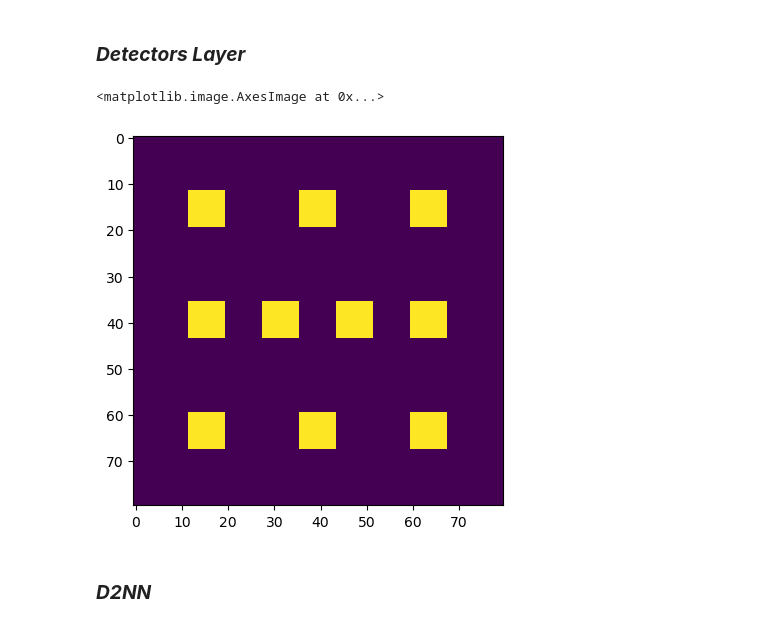
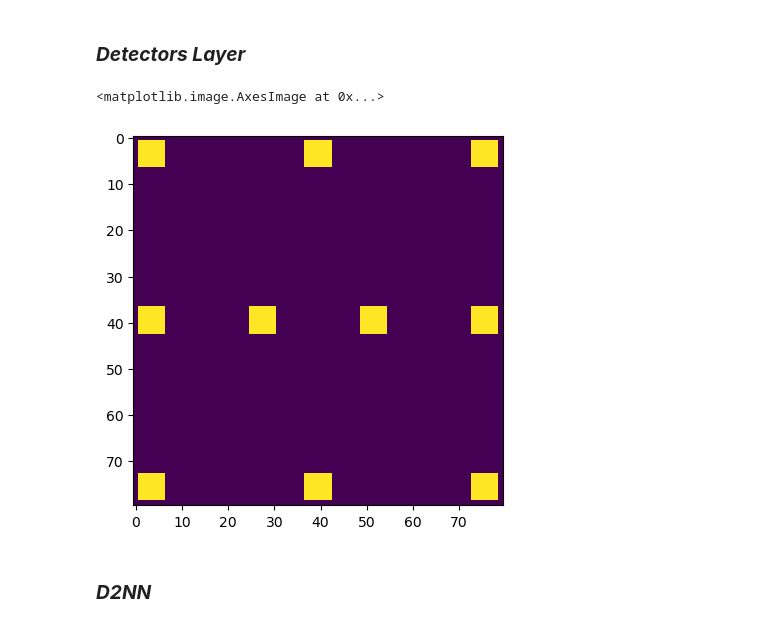
Before and after one commit to Loli-Eternally/D2NN-with-Pytorch, a Jupyter notebook: D2NN.ipynb, the cells around one changed output. Saved outputs shown, nothing was run; the diff lists cells and outputs as text; code cells hidden in the pictures.

```diff
--- a/D2NN.ipynb
+++ b/D2NN.ipynb
@@ -159,7 +159,7 @@ def generate_det_row(det_size, start_pos_x, start_pos_y, det_step, N_det):
 
 # 生成三行探测器。利用generate_det_row函数生成三行等间距矩形探测器。
 def set_det_pos(det_size = 20, start_pos_x = 46, start_pos_y = 46,
-                N_det_sets = [3, 4, 3], det_steps_x = [2, 1, 2], det_steps_y = 2):
+                N_det_sets = [3, 4, 3], det_steps_x = [5, 3, 5], det_steps_y = 5):
     p = []
     for i in range(len(N_det_sets)):
         p.append(generate_det_row(det_size, start_pos_x, start_pos_y+i*(det_steps_y+1)
@@ -180,36 +180,36 @@ def detector_region(Int):
     for det_x0, det_x1, det_y0, det_y1 in detector_pos: # 计算各个探测器区间内的光强占比
         detectors_list.append((Int[:, det_x0 : det_x1, det_y0 : det_y1].sum(dim=(1, 2))/full_Int).unsqueeze(-1))
     return torch.cat(detectors_list, dim = 1)
 
 # 指定生成的十个探测器的位置。
 # detector_pos = [
 #     (46, 66, 46, 66),
 #     (46, 66, 106, 126),
 #     (46, 66, 166, 186),
 #     (106, 126, 46, 66),
 #     (106, 126, 86, 106),
 #     (106, 126, 126, 146),
 #     (106, 126, 166, 186),
 #     (166, 186, 46, 66),
 #     (166, 186, 106, 126),
 #     (166, 186, 166, 186)
 
 # 定义探测器模型基本参数
-det_size = 8
-det_pad = (N_pixels - 7*det_size)//2
+det_size = 6
+det_pad = (N_pixels - 13*det_size)//2
 detector_pos = set_det_pos(det_size, det_pad, det_pad)
 
 # 定义探测器层的图片张量
 labels_image_tensors=torch.zeros((10,N_pixels,N_pixels), device = device, dtype = torch.double)
 for ind, pos in enumerate(detector_pos):
     pos_l, pos_r, pos_u, pos_d = pos
     labels_image_tensors[ind, pos_l:pos_r, pos_u:pos_d] = 1 # 设置探测器区域
     labels_image_tensors[ind] = labels_image_tensors[ind]/labels_image_tensors[ind].sum() # 归一化探测器层
 
 plt.imshow(labels_image_tensors.cpu().numpy().sum(axis = 0)) # 查看探测器层
 # %% [output]
 <matplotlib.image.AxesImage at 0x...>
-[figure, old version]
+[figure, new version]
 # %% [markdown]
 ### ***D2NN***
 # %%
```
Also changed, not shown: parts of 12 cells of this notebook, 1 other file.
